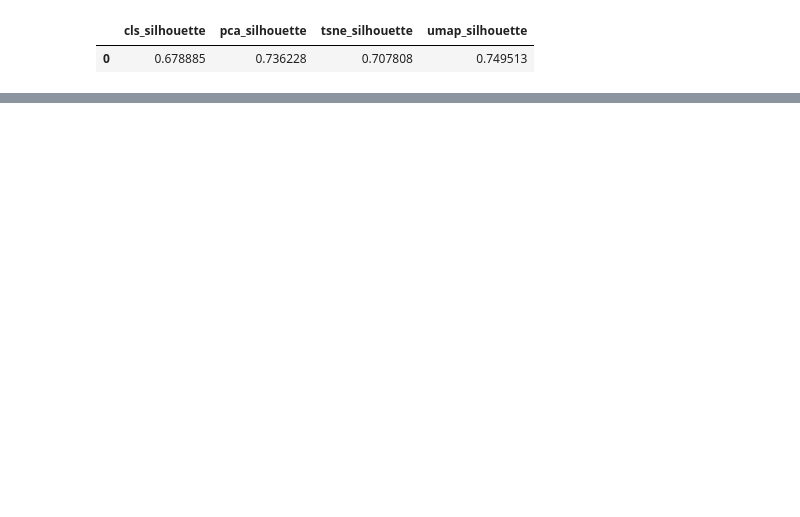
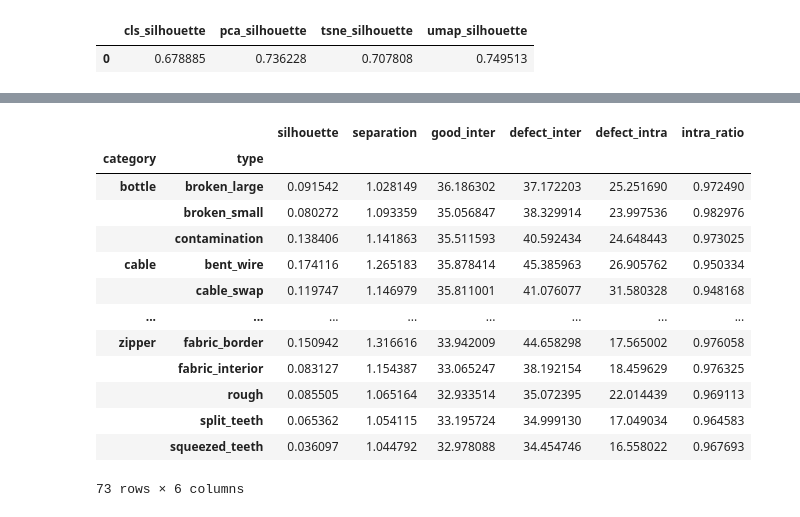
Before and after one commit to CiaranW005/UL-Summer-Bursary-2026, a Jupyter notebook: notebooks/embedding_analysis/emb_visualisation.ipynb, the cells around one changed output, grey strips where cells are left out. Drawn from its saved outputs; the diff is of its cells as text; code cells hidden in the pictures; blank space fills up the shorter version.

```diff
--- a/notebooks/embedding_analysis/emb_visualisation.ipynb
+++ b/notebooks/embedding_analysis/emb_visualisation.ipynb
@@ -596,0 +773,31 @@ Dropdown(options=('bottle', 'cable', 'capsule', 'carpet', 'grid', 'hazelnut', 'l
+# %%
+defect_summary = (
+    patch_results
+    .groupby(["category", "type"])
+    .agg({
+        "silhouette": "mean",
+        "separation": "mean",
+        "good_inter": "mean",
+        "defect_inter": "mean",
+        "defect_intra": "mean",
+        "intra_ratio": "mean"
+    })
+)
+
+defect_summary.to_csv(RESULTS_DIR / "patch_defect_summary.csv")
+defect_summary
+# %% [output]
+|  |  | silhouette | separation | good_inter | defect_inter | defect_intra | intra_ratio |
+| category | type |  |  |  |  |  |  |
+| bottle | broken_large | 0.091542 | 1.028149 | 36.186302 | 37.172203 | 25.251690 | 0.972490 |
+|  | broken_small | 0.080272 | 1.093359 | 35.056847 | 38.329914 | 23.997536 | 0.982976 |
+|  | contamination | 0.138406 | 1.141863 | 35.511593 | 40.592434 | 24.648443 | 0.973025 |
+| cable | bent_wire | 0.174116 | 1.265183 | 35.878414 | 45.385963 | 26.905762 | 0.950334 |
+|  | cable_swap | 0.119747 | 1.146979 | 35.811001 | 41.076077 | 31.580328 | 0.948168 |
+| ... | ... | ... | ... | ... | ... | ... | ... |
+| zipper | fabric_border | 0.150942 | 1.316616 | 33.942009 | 44.658298 | 17.565002 | 0.976058 |
+|  | fabric_interior | 0.083127 | 1.154387 | 33.065247 | 38.192154 | 18.459629 | 0.976325 |
+|  | rough | 0.085505 | 1.065164 | 32.933514 | 35.072395 | 22.014439 | 0.969113 |
+|  | split_teeth | 0.065362 | 1.054115 | 33.195724 | 34.999130 | 17.049034 | 0.964583 |
+|  | squeezed_teeth | 0.036097 | 1.044792 | 32.978088 | 34.454746 | 16.558022 | 0.967693 |
+73 rows × 6 columns
```
Also changed, not shown: parts of 14 cells of this notebook, 30 other files.
